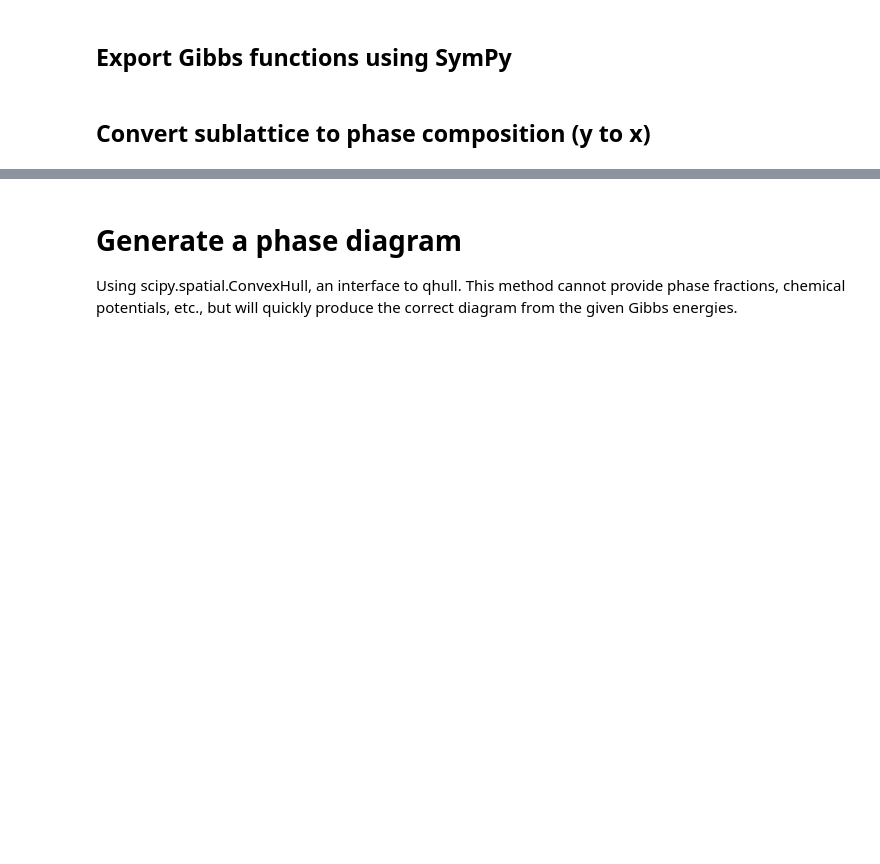
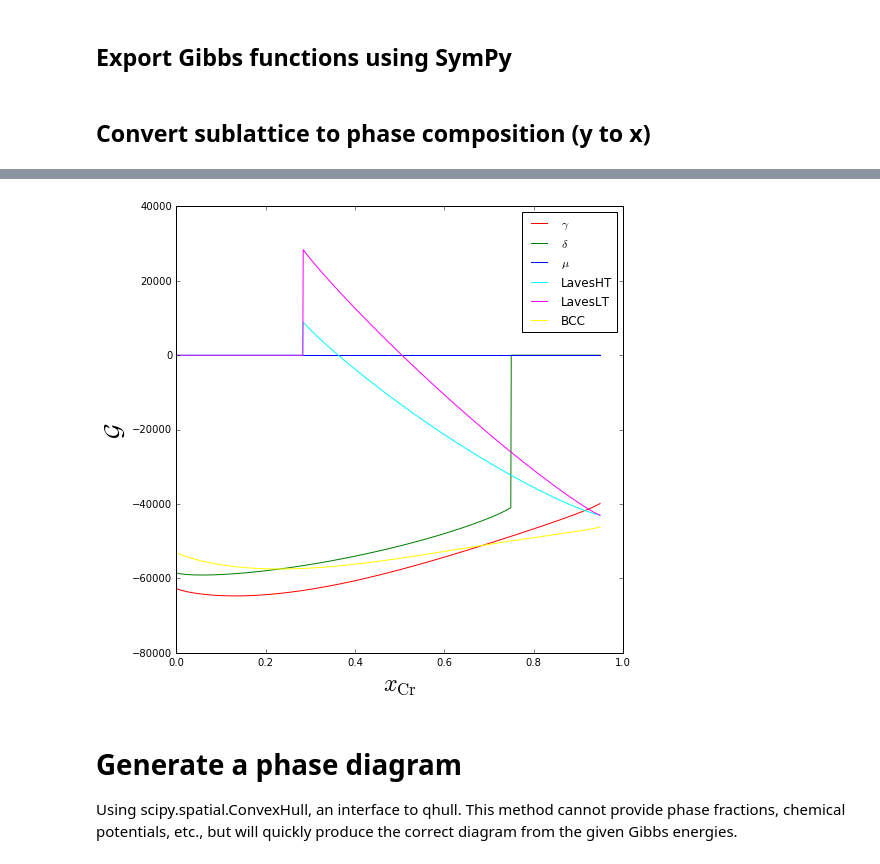
Before and after one commit to usnistgov/phasefield-precipitate-aging, a Jupyter notebook: CALPHAD_qhull.ipynb, the cells around one changed output, grey strips where cells are left out. Saved outputs shown, nothing was run; the diff lists cells and outputs as text; code cells hidden in the pictures; blank space fills up the shorter version.

```diff
--- a/CALPHAD_qhull.ipynb
+++ b/CALPHAD_qhull.ipynb
@@ -232,28 +250,36 @@ if True:
 # %%
 # plot Gibbs energy curves for fixed x_Nb = 5% to check delta stability
 if True:
     xnb = 0.05
     X = []
     G = [[],[],[],[], [], []]
 
-    for xmo in np.linspace(epsilon,1,1001):
-        xni = 1-xmo-xnb
+    for xcr in np.linspace(epsilon,1,1001):
+        xni = 1-xcr-xnb
         if xni>0:
-            X.append(xmo)
-            G[0].append(Gg(xmo,xnb,xni))
-            G[1].append(Gd(xmo,xnb,xni))
-            G[2].append(Gu(xmo,xnb,xni))
-            G[3].append(Gh(xmo,xnb,xni))
-            G[4].append(Gl(xmo,xnb,xni))
-            G[5].append(Gb(xmo,xnb,xni))
+            X.append(xcr)
+            G[0].append(Gg(xcr,xnb,xni))
+            G[1].append(Gd(xcr,xnb))
+            G[2].append(Gu(xcr,xnb,xni))
+            G[3].append(Gh(xnb,xni))
+            G[4].append(Gl(xnb,xni))
+            G[5].append(Gb(xcr,xnb,xni))
+#             G[0].append(Gg(xcr,xnb,xni))
+#             G[1].append(Gd(xcr,xnb,xni))
+#             G[2].append(Gu(xcr,xnb,xni))
+#             G[3].append(Gh(xcr,xnb,xni))
+#             G[4].append(Gl(xcr,xnb,xni))
+#             G[5].append(Gb(xcr,xnb,xni))
 
     plt.figure(figsize=(8, 8))
     plt.xlabel(r'$x_\mathrm{Cr}$', fontsize=24)
     plt.ylabel(r'$\mathcal{G}$', fontsize=24)
-    plt.ylim([-100000, -40000])
+    #plt.ylim([-100000, -40000])
     for i in range(len(labels)):
         plt.plot(X, G[i], color=colors[i], label=labels[i])
     plt.legend(loc='best')
+# %% [output]
+[figure, added]
 # %% [markdown]
 # Generate a phase diagram
 Using scipy.spatial.ConvexHull, an interface to qhull. This method cannot provide phase fractions, chemical potentials, etc., but will quickly produce the correct diagram from the given Gibbs energies.
```
Also changed, not shown: parts of 31 cells of this notebook, 1 other file.
